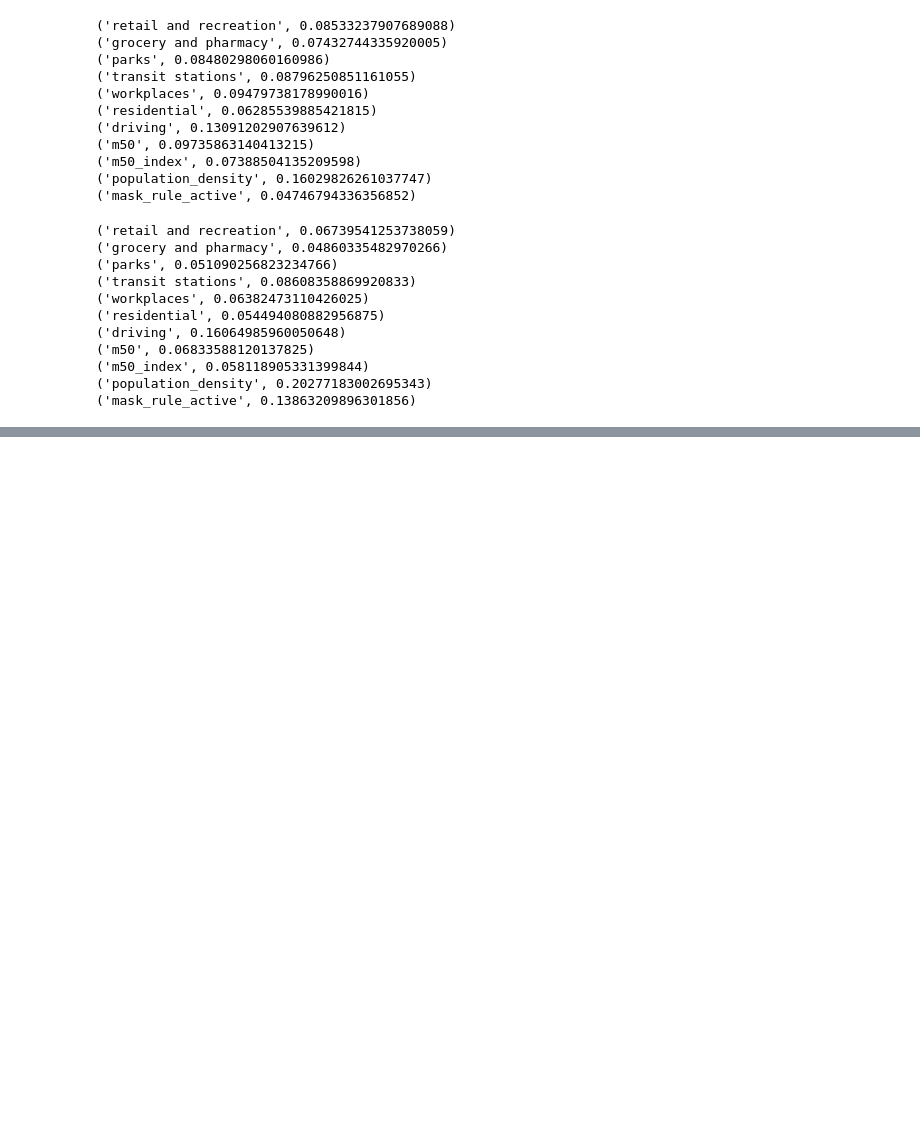
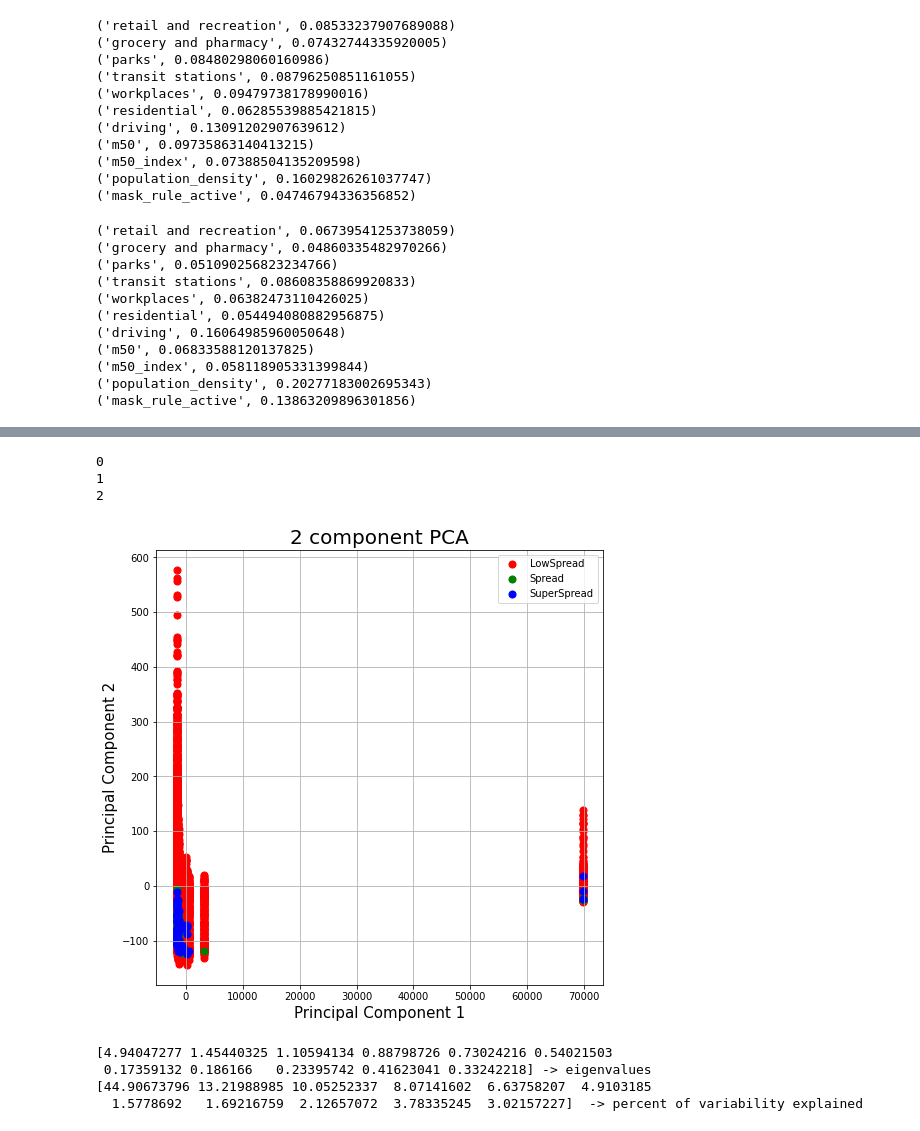
Before and after one commit to jeyasri-s2/meansquares, a Jupyter notebook: NY_FeatureRanking.ipynb, the cells around one changed output, grey strips where cells are left out. Drawn from its saved outputs; the diff is of its cells as text; code cells hidden in the pictures; blank space fills up the shorter version.

Commit message:
Implemented PCA for NY complete data

```diff
--- a/NY_FeatureRanking.ipynb
+++ b/NY_FeatureRanking.ipynb
@@ -113,10 +117,10 @@ dtype: object
 feature_labels = ['retail and recreation','grocery and pharmacy','parks','transit stations','workplaces','residential','driving','m50','m50_index',
                'population_density','mask_rule_active']
 
-target = ['label_code']
+target_column = ['label_code']
 
 X = NY_labeled_data[feature_labels]
-y = NY_labeled_data[target]
+y = NY_labeled_data[target_column]
 
 X_train, X_test, y_train, y_test = train_test_split(X, y, test_size=0.4, random_state=0)
 # %% [markdown]
@@ -169,0 +180,10 @@ for feature in zip(feature_labels, clf.feature_importances_):
+# %%
+# split into training and testing datasets
+
+
+X = NY_labeled_data[feature_labels].values
+y = NY_labeled_data[target_column].values
+
+X_train, X_test, y_train, y_test = tts(X, y, test_size=0.3,stratify=y, random_state=0)
+print(X_train)
+print(y_train)
@@ -169,0 +216,6 @@ for feature in zip(feature_labels, clf.feature_importances_):
+# %%
+from sklearn.decomposition import PCA
+pca = PCA(n_components=2)
+principalComponents = pca.fit_transform(X)
+principalDf = pd.DataFrame(data = principalComponents
+             , columns = ['principal component 1', 'principal component 2'])
@@ -169,0 +238,3 @@ for feature in zip(feature_labels, clf.feature_importances_):
+# %%
+finalDf = pd.concat([principalDf, NY_labeled_data[target_column]],axis=1 )
+finalDf
@@ -169,0 +255,23 @@ for feature in zip(feature_labels, clf.feature_importances_):
+# %%
+fig = plt.figure(figsize = (8,8))
+ax = fig.add_subplot(1,1,1)
+ax.set_xlabel('Principal Component 1', fontsize = 15)
+ax.set_ylabel('Principal Component 2', fontsize = 15)
+ax.set_title('2 component PCA', fontsize = 20)
+targets = ['LowSpread', 'Spread', 'SuperSpread']
+targets2 = np.unique(y_train)
+colors = ['r', 'g', 'b']
+for target, color in zip(targets2,colors):
+    print(target)
+    indicesToKeep = finalDf['label_code'] == target
+    ax.scatter(finalDf.loc[indicesToKeep, 'principal component 1']
+               , finalDf.loc[indicesToKeep, 'principal component 2']
+               , c = color
+               , s = 50)
+ax.legend(targets)
+ax.grid()
+# %% [output]
+0
+1
+2
+[figure, added]
@@ -169,0 +284,10 @@ for feature in zip(feature_labels, clf.feature_importances_):
+# %%
+#The percent of variability contained within each component
+w_percent = (w/np.sum(w))*100
+print(w, '-> eigenvalues')
+print(w_percent, ' -> percent of variability explained')
+# %% [output]
+[4.94047277 1.45440325 1.10594134 0.88798726 0.73024216 0.54021503
+ 0.17359132 0.186166   0.23395742 0.41623041 0.33242218] -> eigenvalues
+[44.90673796 13.21988985 10.05252337  8.07141602  6.63758207  4.9103185
+  1.5778692   1.69216759  2.12657072  3.78335245  3.02157227]  -> percent of variability explained
```
Also changed, not shown: parts of 12 cells of this notebook.
